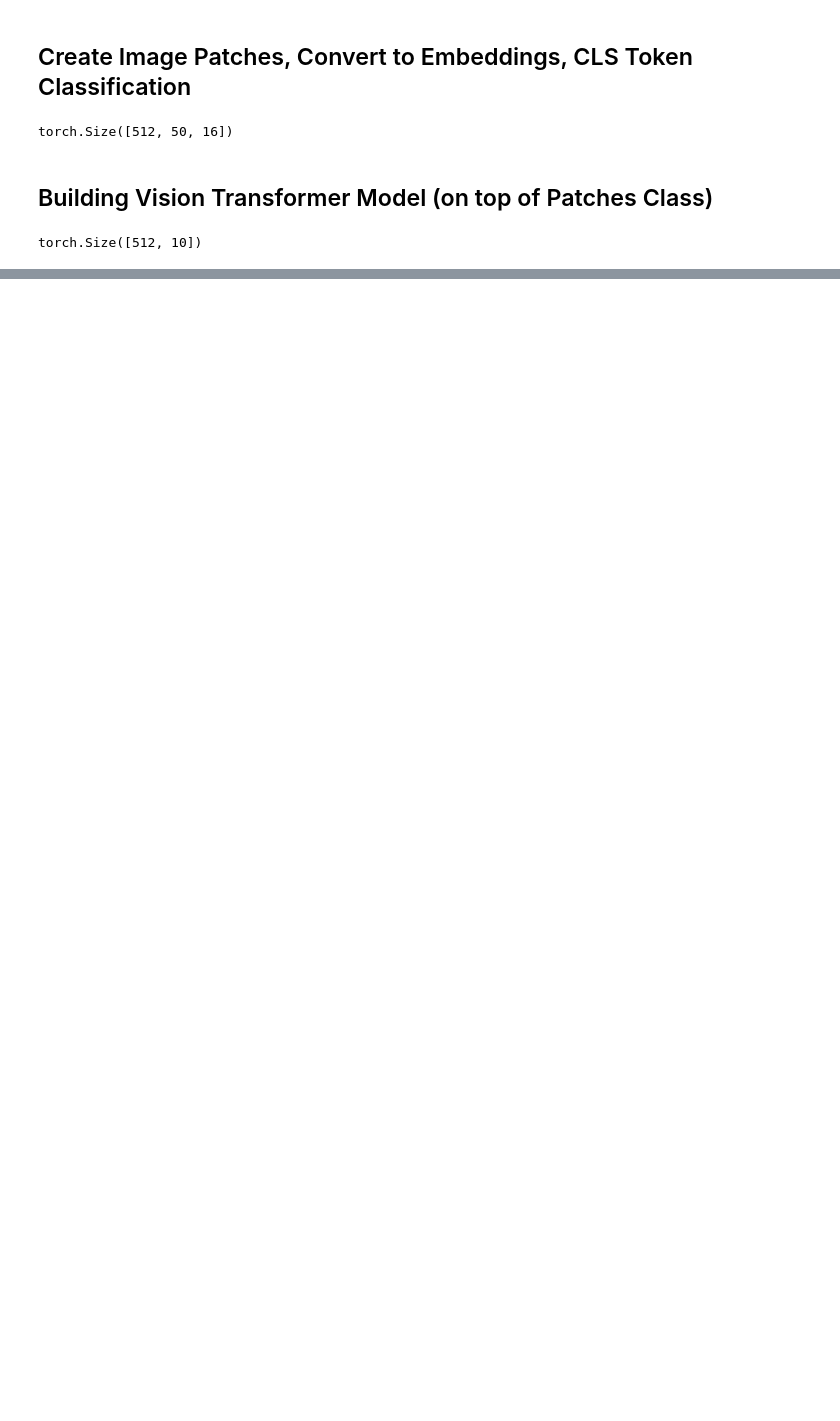
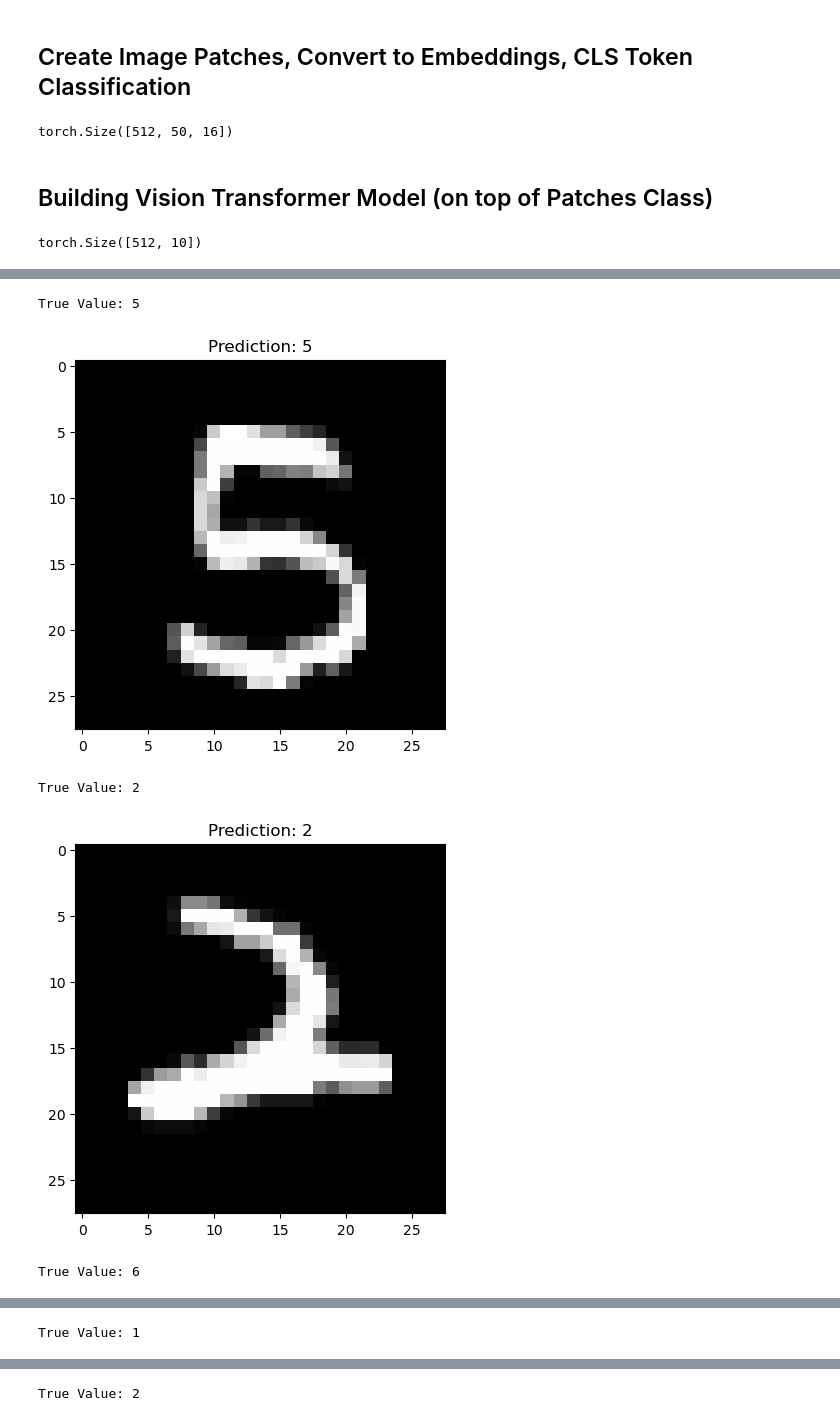
Before and after one commit to Joshua192/intro-transformers, a Jupyter notebook: encoder.ipynb, the cells around one changed output, grey strips where cells are left out. Saved outputs shown, nothing was run; the diff lists cells and outputs as text; code cells hidden in the pictures; blank space fills up the shorter version.

```diff
--- a/encoder.ipynb
+++ b/encoder.ipynb
@@ -200,0 +849,6 @@ from sklearn.model_selection import train_test_split
+# %%
+train_dataloader = DataLoader(dataset=train_dataset, batch_size=BATCH_SIZE, shuffle=True)
+
+val_dataloader = DataLoader(dataset=val_dataset, batch_size=BATCH_SIZE, shuffle=False)
+
+test_dataloader = DataLoader(dataset=test_dataset, batch_size=BATCH_SIZE, shuffle=False)
@@ -200,0 +1026,27 @@ from sklearn.model_selection import train_test_split
+# %%
+test_iter = iter(test_loader)
+test_pictures, test_true_values = next(test_iter)
+# %%
+infer_transform = transforms.Compose(
+        [
+        # transforms.ToTensor(),
+        transforms.Normalize((0.5,), (0.5,))])
+def model_infer(image):
+    image = infer_transform(image).unsqueeze(0).to('cuda')
+    with torch.no_grad():
+        out = model(image)
+        # print(f"out is ==> {out}")
+    out = out.argmax(dim=1).item()
+    return out
+
+for index in range(5):
+    plt.imshow(test_pictures[index].squeeze(), cmap='gray')
+    plt.title(f"Prediction: {model_infer(test_pictures[index])}")
+    print(f"True Value: {test_true_values[index]}")
+    plt.show()
+# %% [output]
+True Value: 5
+[figure, added]
+True Value: 2
+[figure, added]
+True Value: 6
@@ -200,0 +1054 @@ from sklearn.model_selection import train_test_split
+True Value: 1
@@ -200,0 +1056 @@ from sklearn.model_selection import train_test_split
+True Value: 2
```
Also changed, not shown: parts of 30 cells of this notebook, 2 other files.
